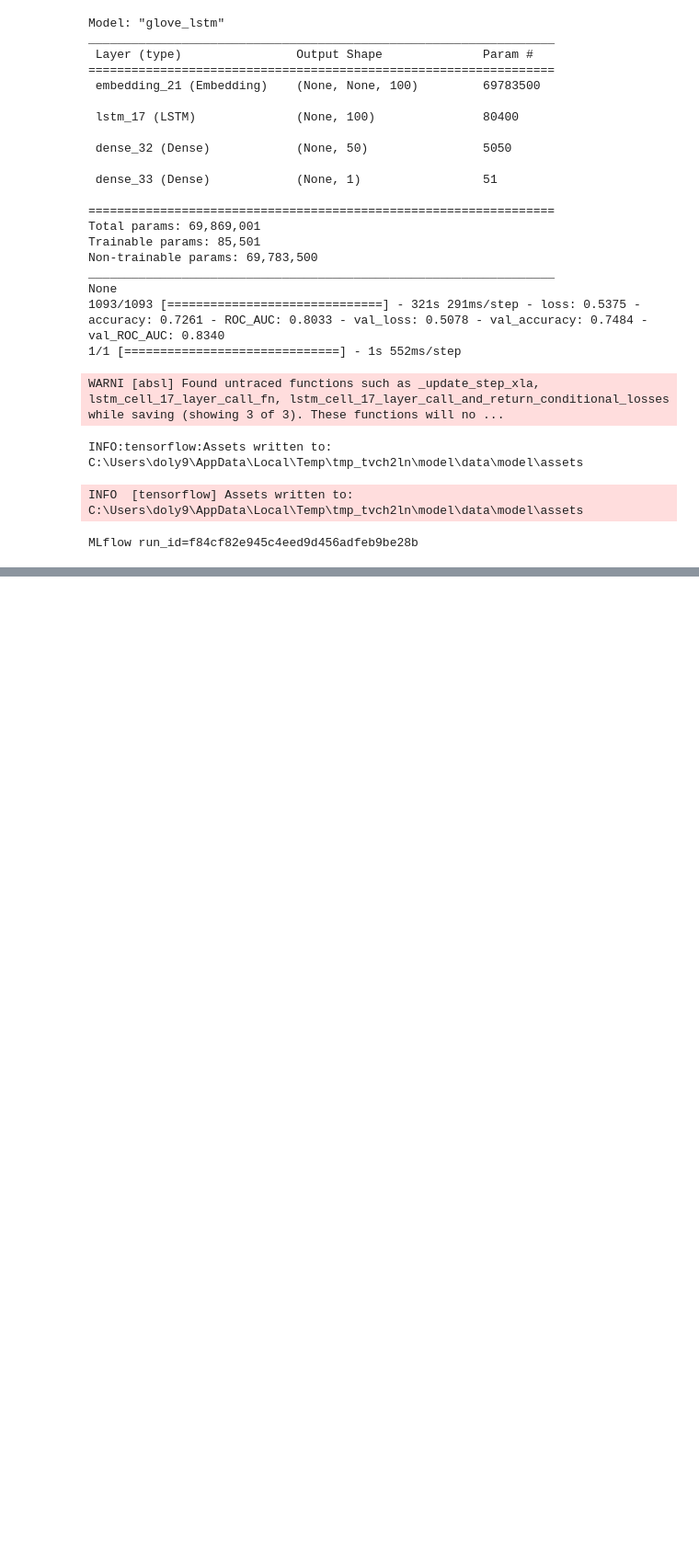
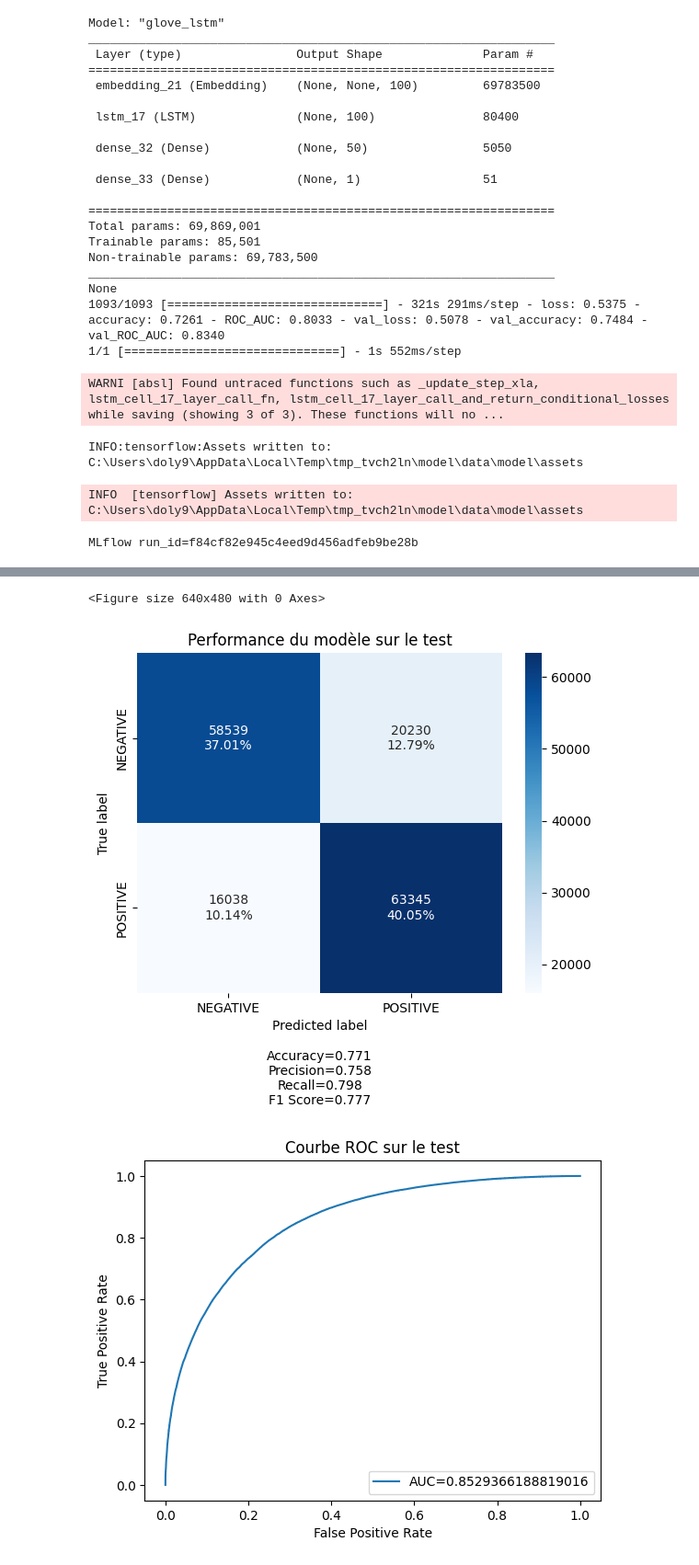
Before and after one commit to thilychu/Projet7-Detect-bad-buzz-with-deep-learning, a Jupyter notebook: notebooks/2_advanced_models.ipynb, the cells around one changed output, grey strips where cells are left out. Shown: that part at 92% size. Saved outputs shown, nothing was run; the diff lists cells and outputs as text; code cells hidden in the pictures; blank space fills up the shorter version.

```diff
--- a/notebooks/2_advanced_models.ipynb
+++ b/notebooks/2_advanced_models.ipynb
@@ -895,0 +922,5 @@ with mlflow.start_run() as run:
+# %%
+# load model
+from keras.models import load_model
+# Load the saved model
+model = load_model(os.path.join("..","saved_models/")+'words2vec_lstm_epoch_50.h5')
@@ -895,0 +947,3 @@ with mlflow.start_run() as run:
+# %%
+analyse_performance_model(model,X_test,y_test,"test")
+# %% [output]
@@ -895,0 +951,3 @@ with mlflow.start_run() as run:
+<Figure size 640x480 with 0 Axes>
+[figure, added]
+[figure, added]
```
Also changed, not shown: parts of 5 cells of this notebook, 6 other files.
